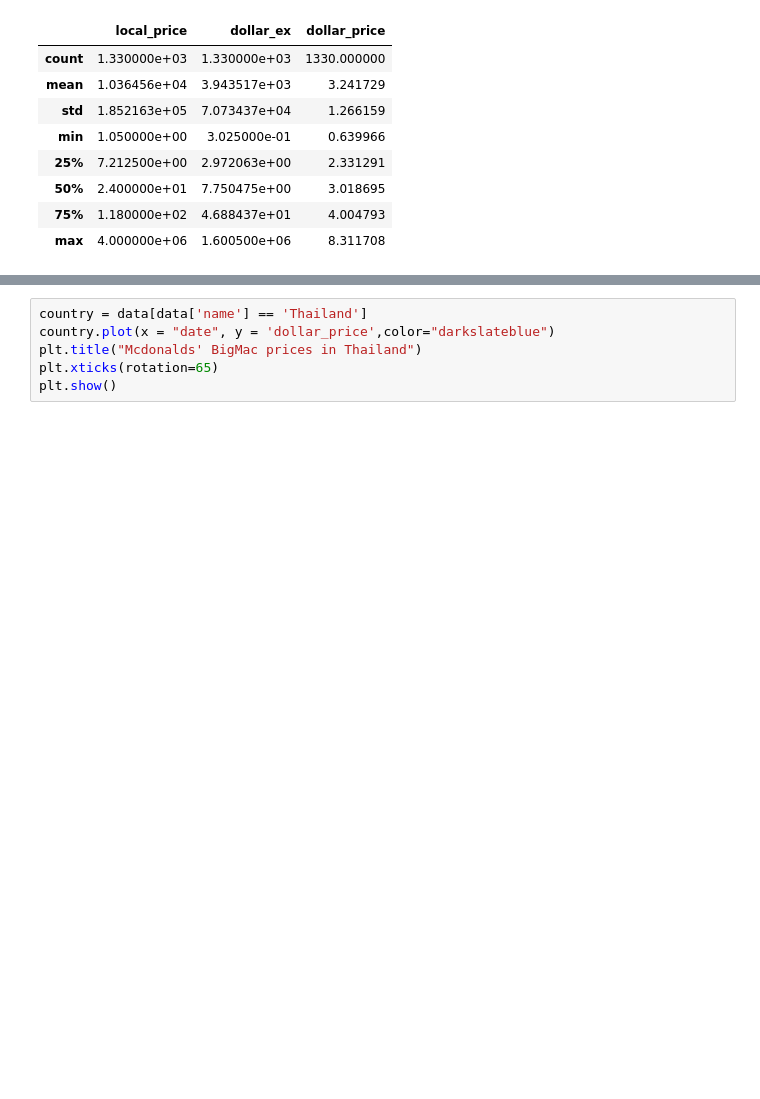
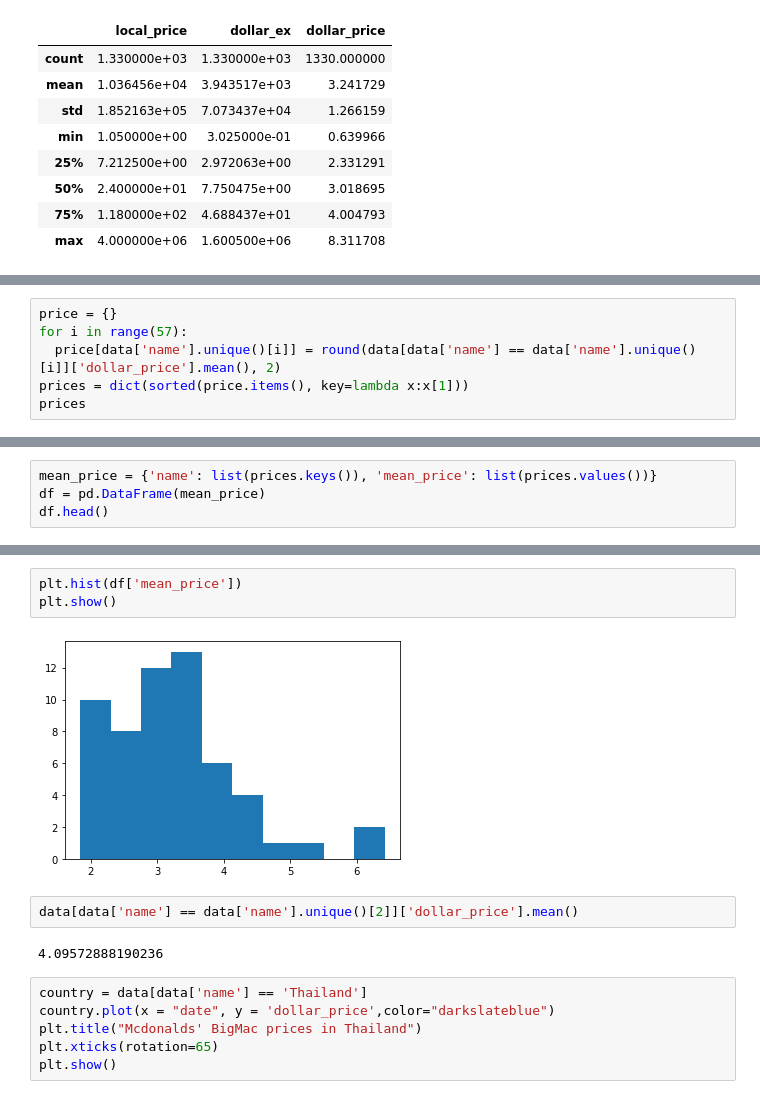
Before and after one commit to MeepoohVP/student_score, a Jupyter notebook: bigmac.ipynb, the cells around one changed output, grey strips where cells are left out. Saved outputs shown, nothing was run; the diff lists cells and outputs as text; blank space fills up the shorter version.

```diff
--- a/bigmac.ipynb
+++ b/bigmac.ipynb
@@ -40,0 +49,6 @@ data.describe()
+# %%
+price = {}
+for i in range(57):
+  price[data['name'].unique()[i]] = round(data[data['name'] == data['name'].unique()[i]]['dollar_price'].mean(), 2)
+prices = dict(sorted(price.items(), key=lambda x:x[1]))
+prices
@@ -40,0 +73,4 @@ data.describe()
+# %%
+mean_price = {'name': list(prices.keys()), 'mean_price': list(prices.values())}
+df = pd.DataFrame(mean_price)
+df.head()
@@ -41,3 +84,12 @@ data.describe()
+# %%
+plt.hist(df['mean_price'])
+plt.show()
+# %% [output]
+[figure, added]
+# %%
+data[data['name'] == data['name'].unique()[2]]['dollar_price'].mean()
+# %% [output]
+4.09572888190236
 # %%
 country = data[data['name'] == 'Thailand']
 country.plot(x = "date", y = 'dollar_price',color="darkslateblue")
```
Also changed, not shown: parts of 7 cells of this notebook.
